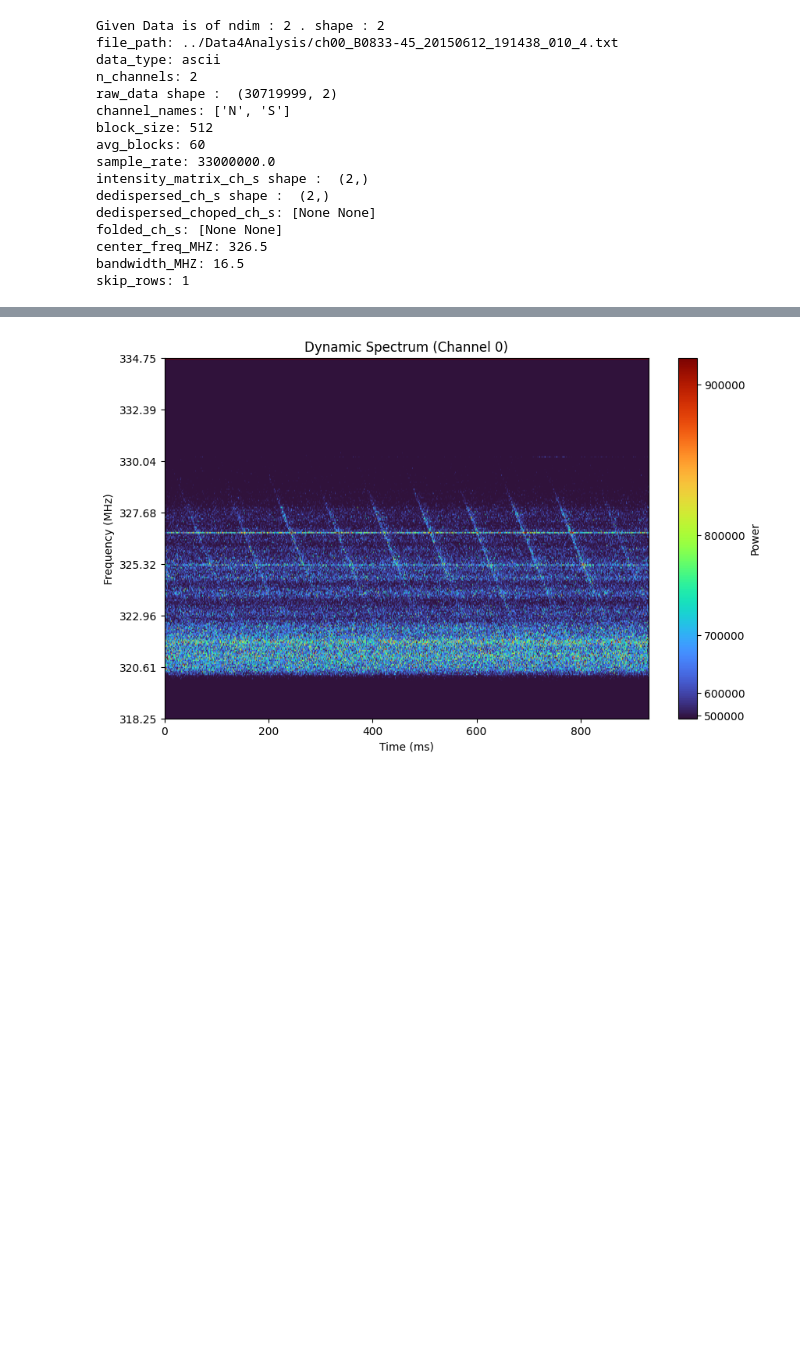
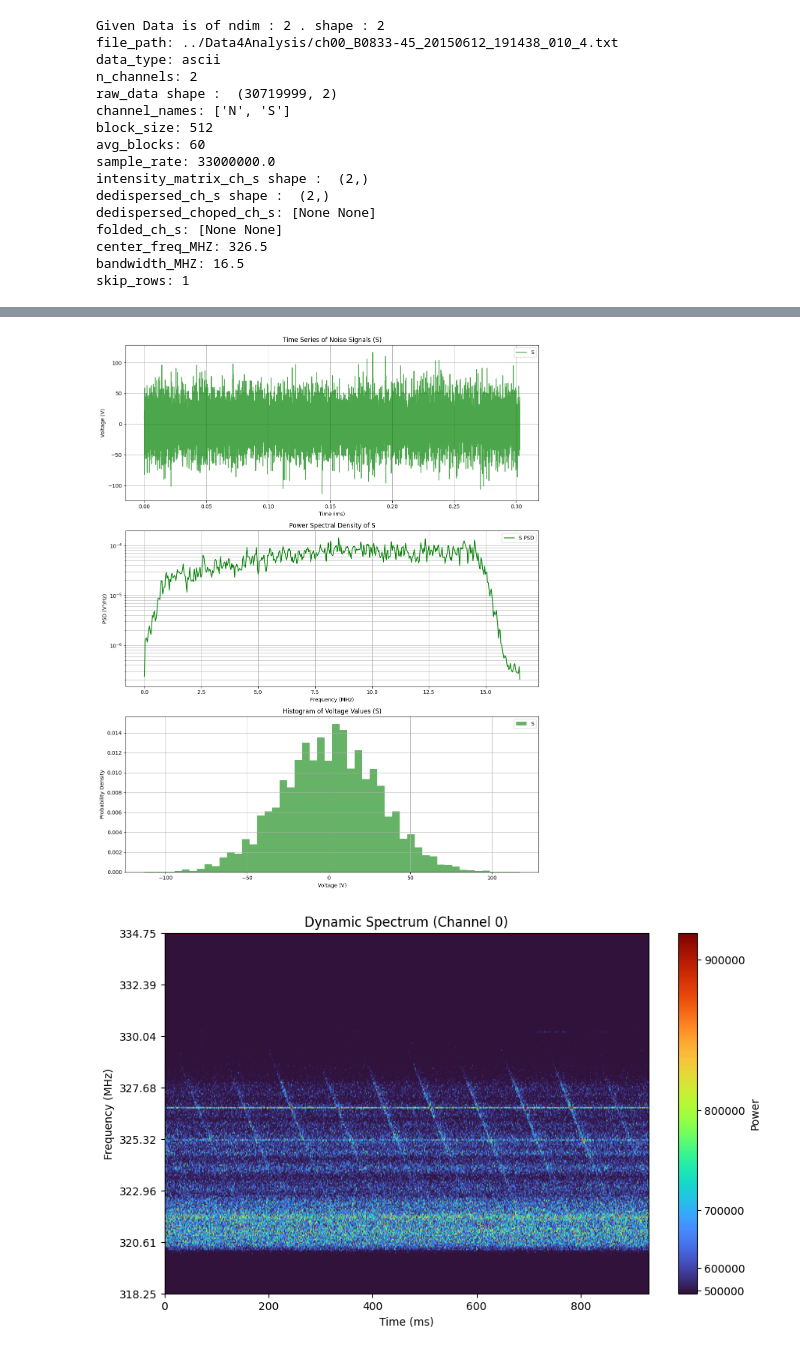
Before and after one commit to ashwin-r-k/PulsarAnalyticsKit, a Jupyter notebook: Notebooks/Vela_aalysis_in_Progress.ipynb, the cells around one changed output, grey strips where cells are left out. Drawn from its saved outputs; the diff is of its cells as text; code cells hidden in the pictures; blank space fills up the shorter version.

```diff
--- a/Notebooks/Vela_aalysis_in_Progress.ipynb
+++ b/Notebooks/Vela_aalysis_in_Progress.ipynb
@@ -54,5 +54,7 @@ fs = pulsar.sample_rate
 # %%
-#  Plot_characterstics(pulsar,channel=1)
+Plot_characterstics(pulsar,channel=1)
+# %% [output]
+[figure, added]
 # %%
 pulsar.compute_intensity_matrix()
 plot_intensity_matrix(pulsar,channel = 0)
```
Also changed, not shown: parts of 5 cells of this notebook, 15 other files.
